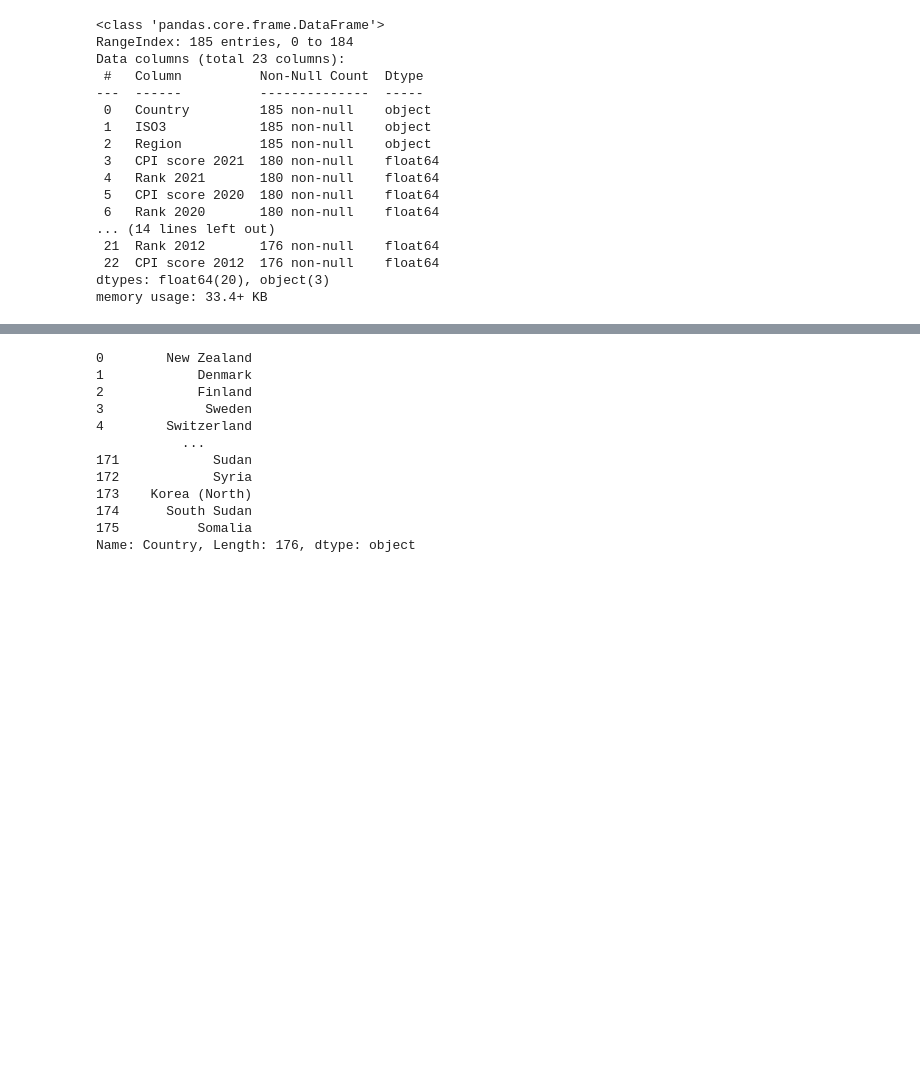
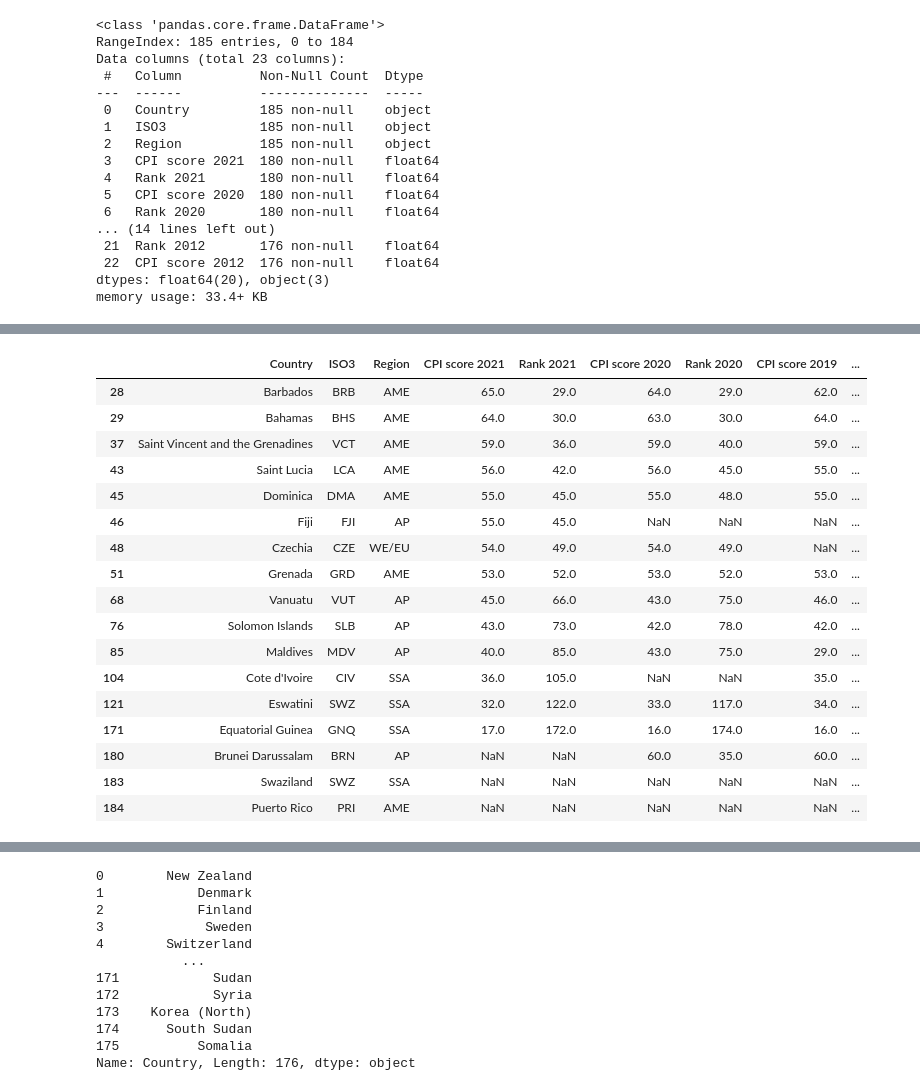
Before and after one commit to wanzulfikri/cpi_analysis, a Jupyter notebook: CPI 2012-2021.ipynb, the cells around one changed output, grey strips where cells are left out. Cells and saved outputs as stored; diff of their text form; code cells hidden in the pictures; blank space fills up the shorter version.

```diff
--- a/CPI 2012-2021.ipynb
+++ b/CPI 2012-2021.ipynb
@@ -747,0 +758,22 @@ KeyError: ('CPI score 2016', 'Rank 2016')
+# %%
+# 2015
+CPI[CPI["CPI score 2015"].isnull()]
+# %% [output]
+|  | Country | ISO3 | Region | CPI score 2021 | Rank 2021 | CPI score 2020 | Rank 2020 | CPI score 2019 | ... |
+| 28 | Barbados | BRB | AME | 65.0 | 29.0 | 64.0 | 29.0 | 62.0 | ... |
+| 29 | Bahamas | BHS | AME | 64.0 | 30.0 | 63.0 | 30.0 | 64.0 | ... |
+| 37 | Saint Vincent and the Grenadines | VCT | AME | 59.0 | 36.0 | 59.0 | 40.0 | 59.0 | ... |
+| 43 | Saint Lucia | LCA | AME | 56.0 | 42.0 | 56.0 | 45.0 | 55.0 | ... |
+| 45 | Dominica | DMA | AME | 55.0 | 45.0 | 55.0 | 48.0 | 55.0 | ... |
+| 46 | Fiji | FJI | AP | 55.0 | 45.0 | NaN | NaN | NaN | ... |
+| 48 | Czechia | CZE | WE/EU | 54.0 | 49.0 | 54.0 | 49.0 | NaN | ... |
+| 51 | Grenada | GRD | AME | 53.0 | 52.0 | 53.0 | 52.0 | 53.0 | ... |
+| 68 | Vanuatu | VUT | AP | 45.0 | 66.0 | 43.0 | 75.0 | 46.0 | ... |
+| 76 | Solomon Islands | SLB | AP | 43.0 | 73.0 | 42.0 | 78.0 | 42.0 | ... |
+| 85 | Maldives | MDV | AP | 40.0 | 85.0 | 43.0 | 75.0 | 29.0 | ... |
+| 104 | Cote d'Ivoire | CIV | SSA | 36.0 | 105.0 | NaN | NaN | 35.0 | ... |
+| 121 | Eswatini | SWZ | SSA | 32.0 | 122.0 | 33.0 | 117.0 | 34.0 | ... |
+| 171 | Equatorial Guinea | GNQ | SSA | 17.0 | 172.0 | 16.0 | 174.0 | 16.0 | ... |
+| 180 | Brunei Darussalam | BRN | AP | NaN | NaN | 60.0 | 35.0 | 60.0 | ... |
+| 183 | Swaziland | SWZ | SSA | NaN | NaN | NaN | NaN | NaN | ... |
+| 184 | Puerto Rico | PRI | AME | NaN | NaN | NaN | NaN | NaN | ... |
```
Also changed, not shown: parts of 5 cells of this notebook.
